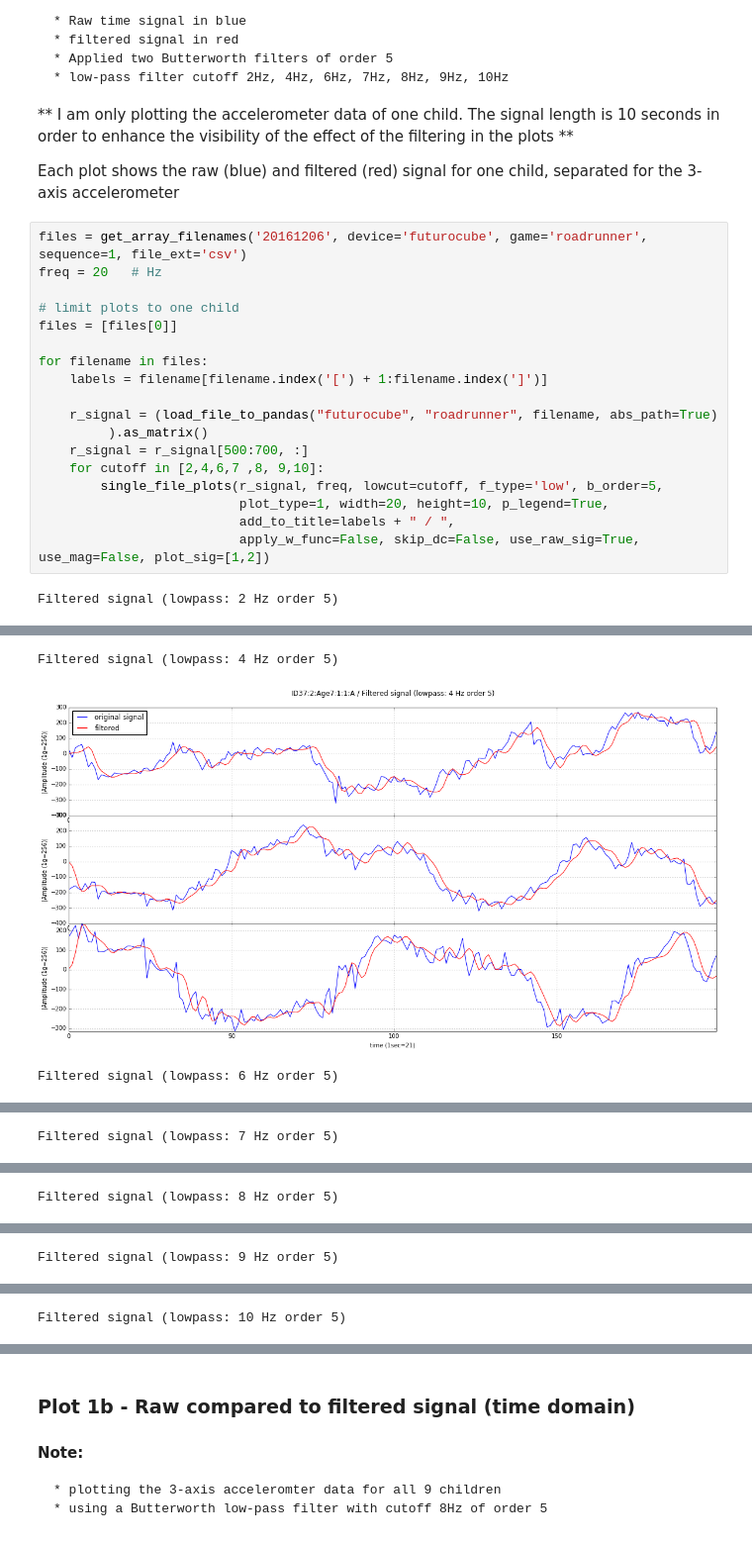
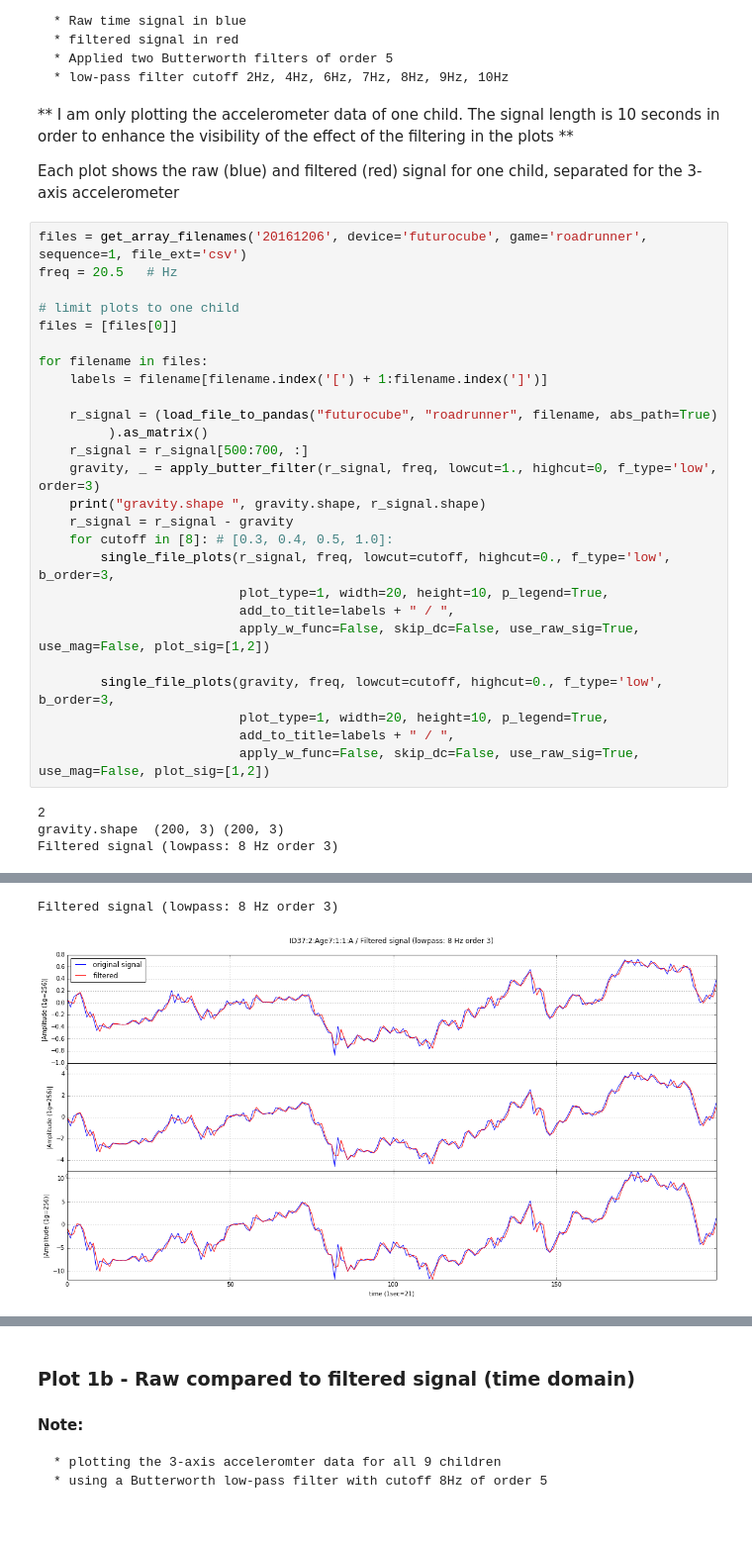
Before and after one commit to toologicbv/smart_play_set, a Jupyter notebook: utils/kleine_reus_sig_plots_v1.ipynb, the cells around one changed output, grey strips where cells are left out. Shown at 99% size. Cells and saved outputs as stored; diff of their text form.

```diff
--- a/utils/kleine_reus_sig_plots_v1.ipynb
+++ b/utils/kleine_reus_sig_plots_v1.ipynb
@@ -78,7 +86,7 @@ e.g. ID6:0:Age8:0:1 contains five labels
 Each plot shows the raw (blue) and filtered (red) signal for one child, separated for the 3-axis accelerometer
 # %%
 files = get_array_filenames('20161206', device='futurocube', game='roadrunner', sequence=1, file_ext='csv')
-freq = 20   # Hz
+freq = 20.5   # Hz
 
 # limit plots to one child
 files = [files[0]]
@@ -89,10 +97,20 @@ for filename in files:
     r_signal = (load_file_to_pandas("futurocube", "roadrunner", filename, abs_path=True)
          ).as_matrix()
     r_signal = r_signal[500:700, :]
-    for cutoff in [2,4,6,7 ,8, 9,10]:
-        single_file_plots(r_signal, freq, lowcut=cutoff, f_type='low', b_order=5,
+    gravity, _ = apply_butter_filter(r_signal, freq, lowcut=1., highcut=0, f_type='low', order=3)
+    print("gravity.shape ", gravity.shape, r_signal.shape)
+    r_signal = r_signal - gravity
+    for cutoff in [8]: # [0.3, 0.4, 0.5, 1.0]:
+        single_file_plots(r_signal, freq, lowcut=cutoff, highcut=0., f_type='low', b_order=3,
                           plot_type=1, width=20, height=10, p_legend=True,
                           add_to_title=labels + " / ",
                           apply_w_func=False, skip_dc=False, use_raw_sig=True, use_mag=False, plot_sig=[1,2])
+
+        single_file_plots(gravity, freq, lowcut=cutoff, highcut=0., f_type='low', b_order=3,
+                          plot_type=1, width=20, height=10, p_legend=True,
+                          add_to_title=labels + " / ",
+                          apply_w_func=False, skip_dc=False, use_raw_sig=True, use_mag=False, plot_sig=[1,2])
 # %% [output]
-Filtered signal (lowpass: 2 Hz order 5)
+2
+gravity.shape  (200, 3) (200, 3)
+Filtered signal (lowpass: 8 Hz order 3)
@@ -100,3 +118,2 @@ Filtered signal (lowpass: 2 Hz order 5)
-Filtered signal (lowpass: 4 Hz order 5)
+Filtered signal (lowpass: 8 Hz order 3)
-[figure, old version]
+[figure, new version]
-Filtered signal (lowpass: 6 Hz order 5)
@@ -104 +119,0 @@ Filtered signal (lowpass: 6 Hz order 5)
-Filtered signal (lowpass: 7 Hz order 5)
@@ -106 +119,0 @@ Filtered signal (lowpass: 7 Hz order 5)
-Filtered signal (lowpass: 8 Hz order 5)
@@ -108 +119,0 @@ Filtered signal (lowpass: 8 Hz order 5)
-Filtered signal (lowpass: 9 Hz order 5)
@@ -110 +119,0 @@ Filtered signal (lowpass: 9 Hz order 5)
-Filtered signal (lowpass: 10 Hz order 5)
```
Also changed, not shown: parts of 9 cells of this notebook, 10 other files.
